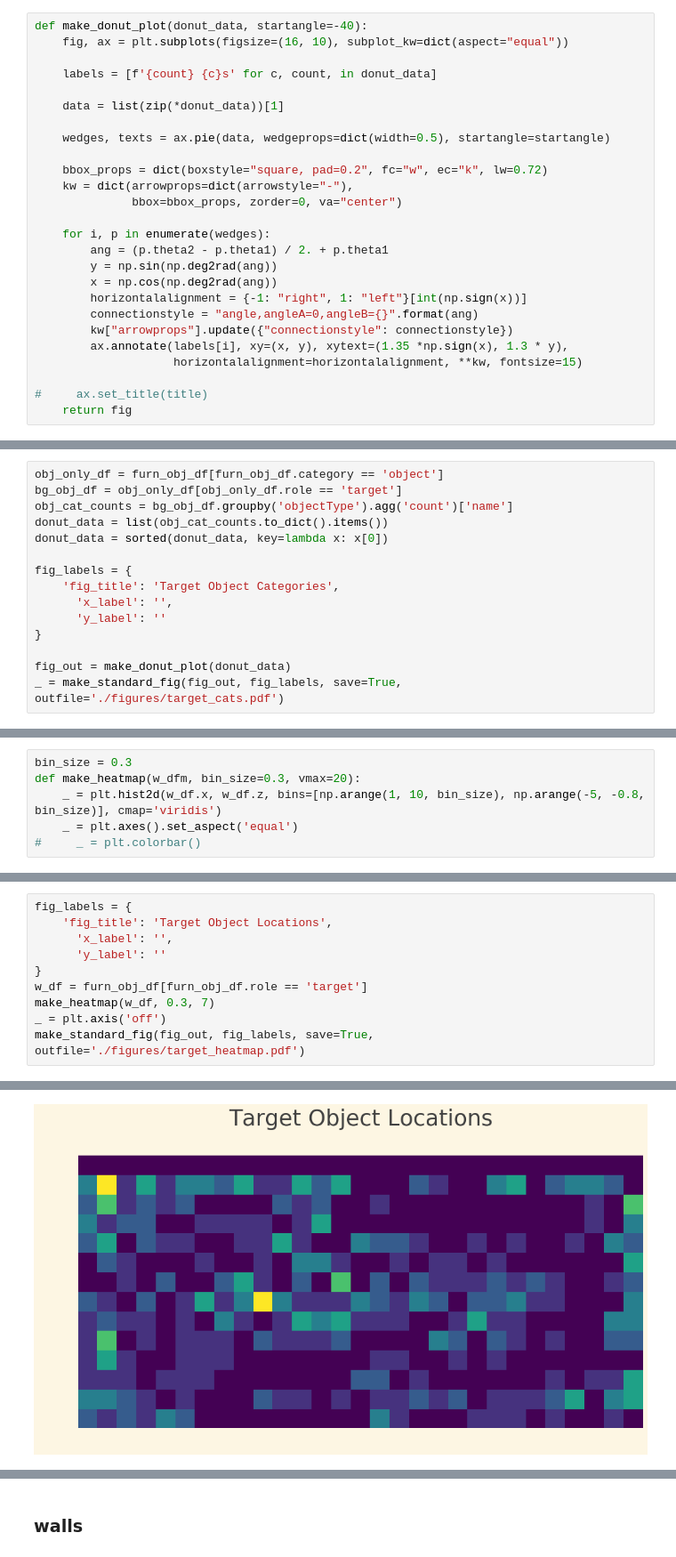
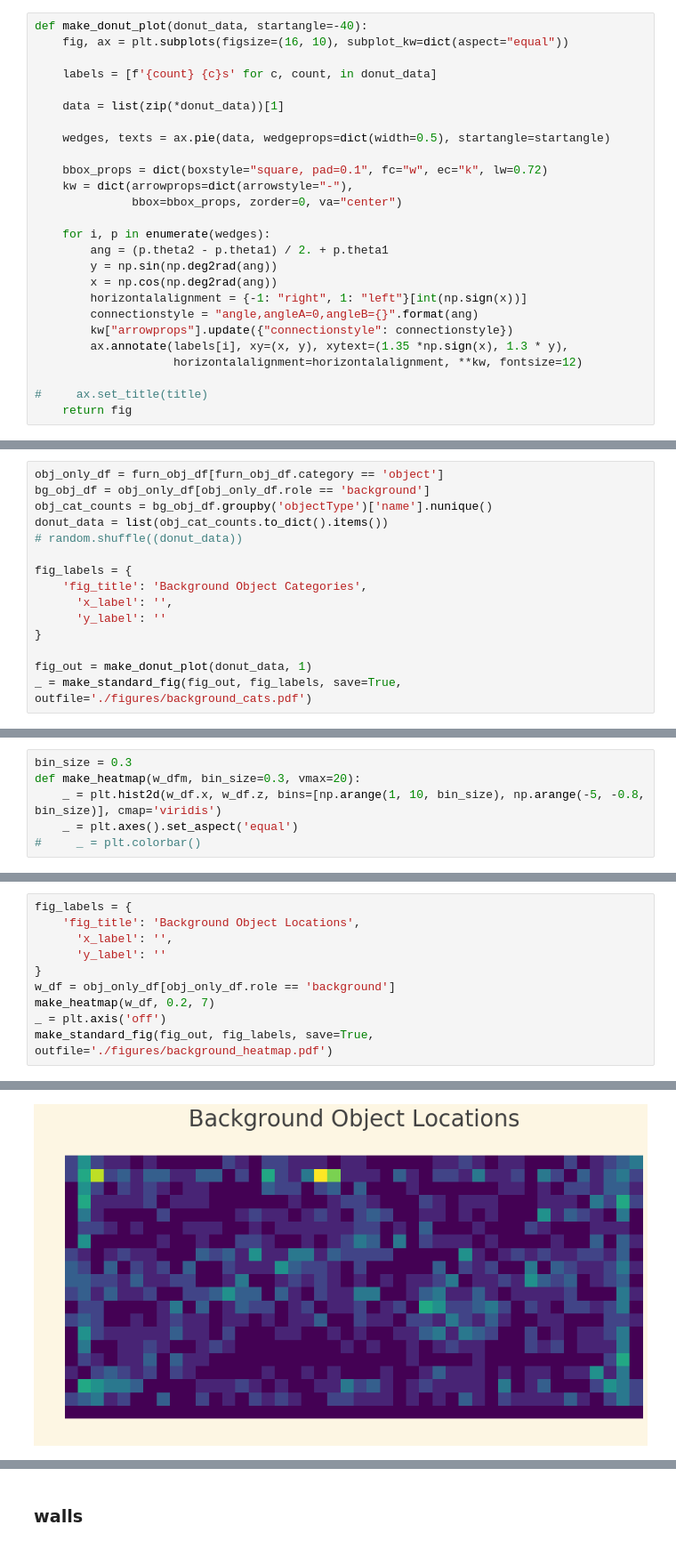
Before and after one commit to drschwenk/transfer, a Jupyter notebook: robothor_stats.ipynb, the cells around one changed output, grey strips where cells are left out. Shown at 89% size. Drawn from its saved outputs; the diff is of its cells as text.

```diff
--- a/robothor_stats.ipynb
+++ b/robothor_stats.ipynb
@@ -239,7 +373,7 @@ def make_donut_plot(donut_data, startangle=-40):
 
     wedges, texts = ax.pie(data, wedgeprops=dict(width=0.5), startangle=startangle)
 
-    bbox_props = dict(boxstyle="square, pad=0.2", fc="w", ec="k", lw=0.72)
+    bbox_props = dict(boxstyle="square, pad=0.1", fc="w", ec="k", lw=0.72)
     kw = dict(arrowprops=dict(arrowstyle="-"),
               bbox=bbox_props, zorder=0, va="center")
 
@@ -251,7 +385,7 @@ def make_donut_plot(donut_data, startangle=-40):
         connectionstyle = "angle,angleA=0,angleB={}".format(ang)
         kw["arrowprops"].update({"connectionstyle": connectionstyle})
         ax.annotate(labels[i], xy=(x, y), xytext=(1.35 *np.sign(x), 1.3 * y),
-                    horizontalalignment=horizontalalignment, **kw, fontsize=15)
+                    horizontalalignment=horizontalalignment, **kw, fontsize=12)
 
 #     ax.set_title(title)
     return fig
@@ -283,0 +420,15 @@ def make_standard_fig(fig_plt, fig_labels=None, save = False, outfile='fig.pdf',
+# %%
+obj_only_df = furn_obj_df[furn_obj_df.category == 'object']
+bg_obj_df = obj_only_df[obj_only_df.role == 'background']
+obj_cat_counts = bg_obj_df.groupby('objectType')['name'].nunique()
+donut_data = list(obj_cat_counts.to_dict().items())
+# random.shuffle((donut_data))
+
+fig_labels = {
+    'fig_title': 'Background Object Categories',
+      'x_label': '',
+      'y_label': ''
+}
+
+fig_out = make_donut_plot(donut_data, 1)
+_ = make_standard_fig(fig_out, fig_labels, save=True, outfile='./figures/background_cats.pdf')
@@ -299,15 +467,0 @@ def make_standard_fig(fig_plt, fig_labels=None, save = False, outfile='fig.pdf',
-# %%
-obj_only_df = furn_obj_df[furn_obj_df.category == 'object']
-bg_obj_df = obj_only_df[obj_only_df.role == 'target']
-obj_cat_counts = bg_obj_df.groupby('objectType').agg('count')['name']
-donut_data = list(obj_cat_counts.to_dict().items())
-donut_data = sorted(donut_data, key=lambda x: x[0])
-
-fig_labels = {
-    'fig_title': 'Target Object Categories',
-      'x_label': '',
-      'y_label': ''
-}
-
-fig_out = make_donut_plot(donut_data)
-_ = make_standard_fig(fig_out, fig_labels, save=True, outfile='./figures/target_cats.pdf')
@@ -332,14 +546,14 @@ def make_heatmap(w_dfm, bin_size=0.3, vmax=20):
 # %%
 fig_labels = {
-    'fig_title': 'Target Object Locations',
+    'fig_title': 'Background Object Locations',
       'x_label': '',
       'y_label': ''
 }
-w_df = furn_obj_df[furn_obj_df.role == 'target']
-make_heatmap(w_df, 0.3, 7)
+w_df = obj_only_df[obj_only_df.role == 'background']
+make_heatmap(w_df, 0.2, 7)
 _ = plt.axis('off')
-make_standard_fig(fig_out, fig_labels, save=True, outfile='./figures/target_heatmap.pdf')
+make_standard_fig(fig_out, fig_labels, save=True, outfile='./figures/background_heatmap.pdf')
 # %% [output]
 Adding an axes using the same arguments as a previous axes currently reuses the earlier instance.  In a future version, a new instance will always be created and returned.  Meanwhile, this warning can ...
   "Adding an axes using the same arguments as a previous axes "
-[figure, old version]
+[figure, new version]
```
Also changed, not shown: parts of 56 cells of this notebook, 1 other file.
